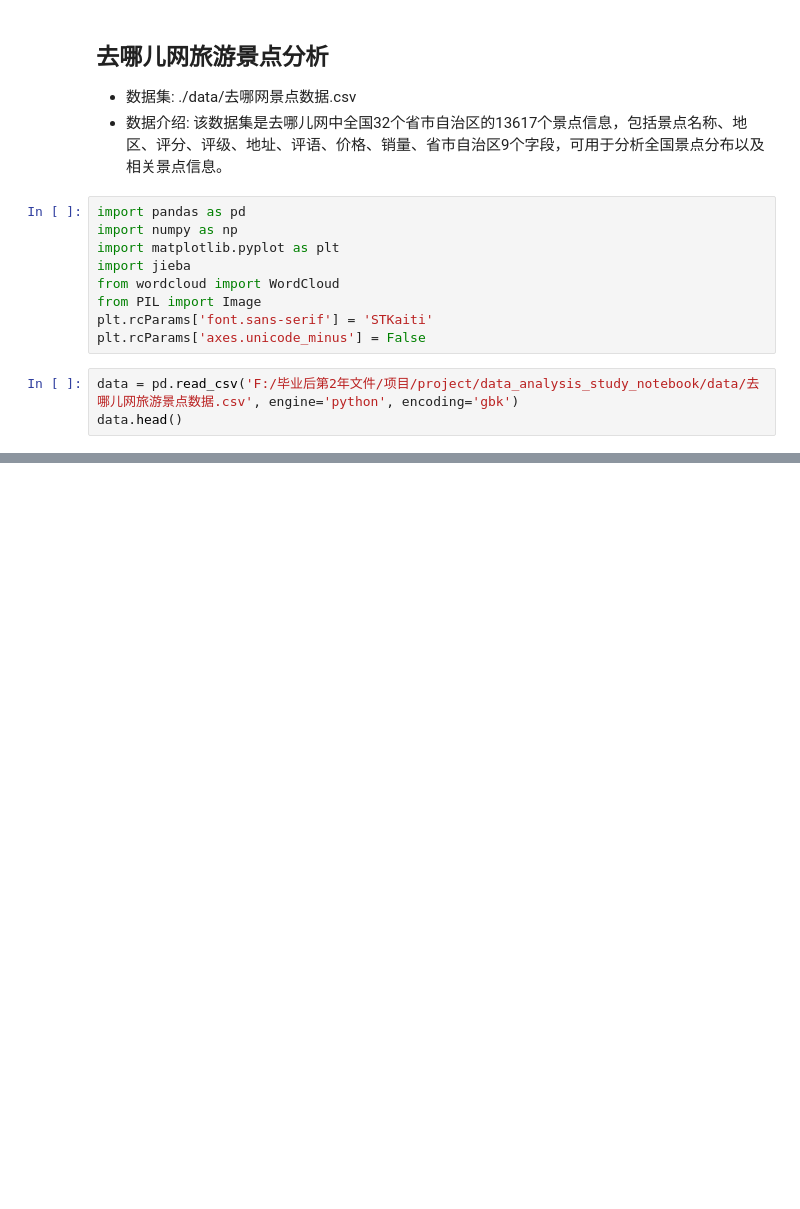
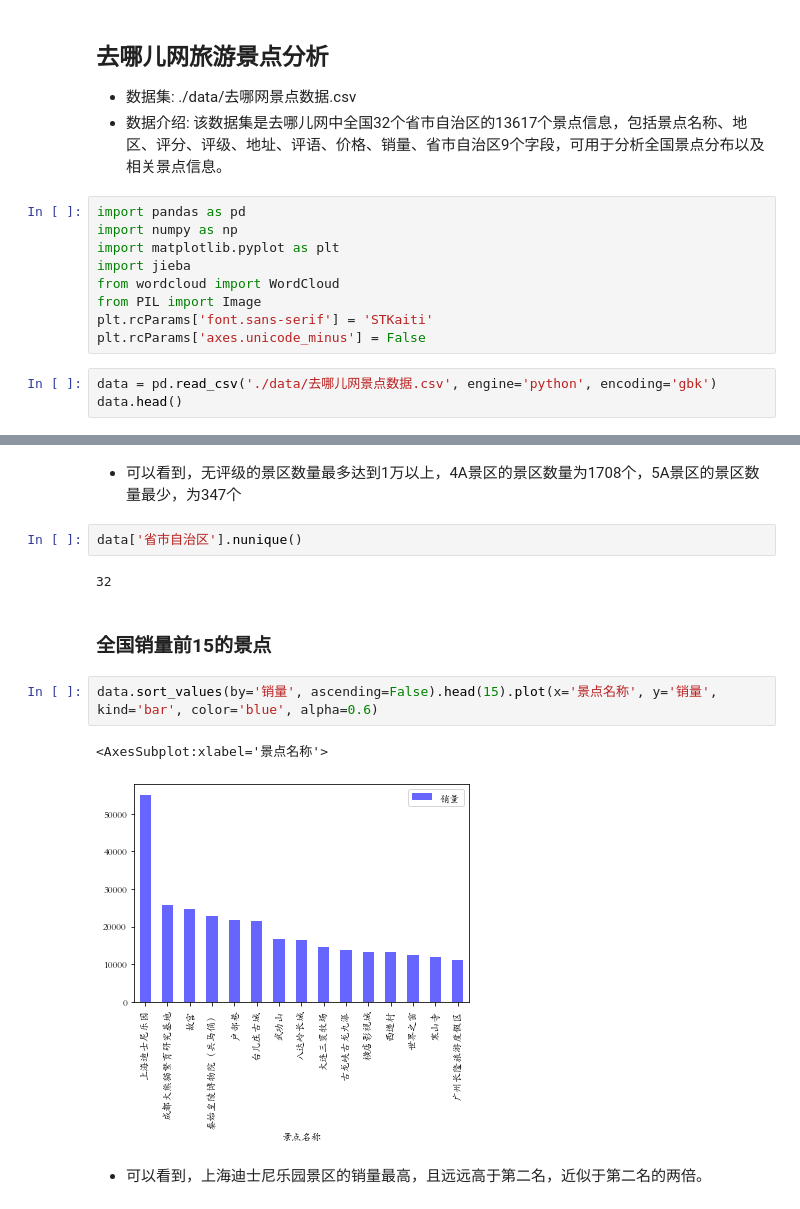
Before and after one commit to Jumpingk/data_analysis_study_notebook, a Jupyter notebook: 去哪儿网旅游景点分析.ipynb, the cells around one changed output, grey strips where cells are left out. Cells and saved outputs as stored; diff of their text form; blank space fills up the shorter version.

```diff
--- a/去哪儿网旅游景点分析.ipynb
+++ b/去哪儿网旅游景点分析.ipynb
@@ -12,6 +12,6 @@ from PIL import Image
 plt.rcParams['font.sans-serif'] = 'STKaiti'
 plt.rcParams['axes.unicode_minus'] = False
 # %%
-data = pd.read_csv('F:/毕业后第2年文件/项目/project/data_analysis_study_notebook/data/去哪儿网旅游景点数据.csv', engine='python', encoding='gbk')
+data = pd.read_csv('./data/去哪儿网景点数据.csv', engine='python', encoding='gbk')
 data.head()
 # %% [output]
@@ -22,0 +78,15 @@ NameError: name '__file__' is not defined
+# %% [markdown]
+- 可以看到，无评级的景区数量最多达到1万以上，4A景区的景区数量为1708个，5A景区的景区数量最少，为347个
+# %%
+data['省市自治区'].nunique()
+# %% [output]
+32
+# %% [markdown]
+### 全国销量前15的景点
+# %%
+data.sort_values(by='销量', ascending=False).head(15).plot(x='景点名称', y='销量', kind='bar', color='blue', alpha=0.6)
+# %% [output]
+<AxesSubplot:xlabel='景点名称'>
+[figure, added]
+# %% [markdown]
+- 可以看到，上海迪士尼乐园景区的销量最高，且远远高于第二名，近似于第二名的两倍。
```
Also changed, not shown: parts of 6 cells of this notebook.
